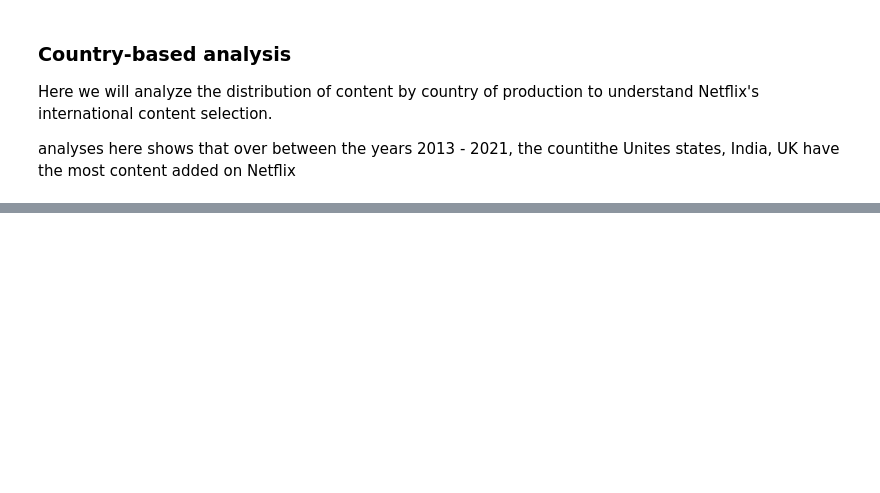
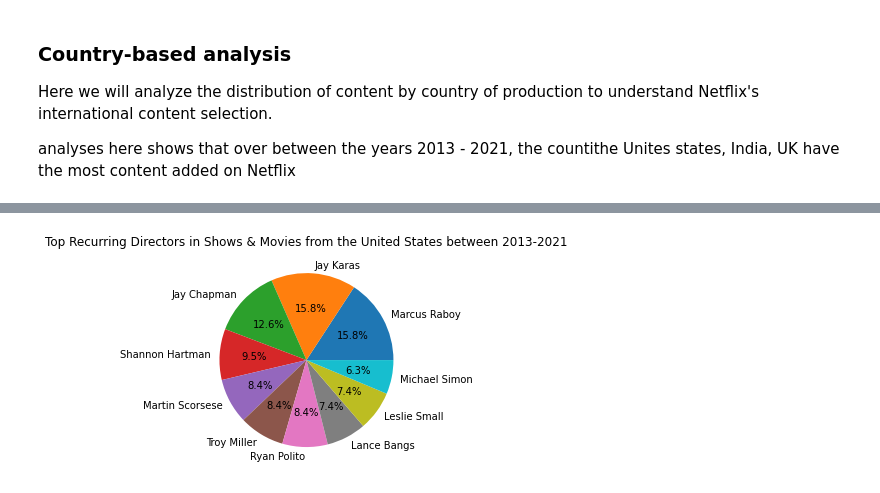
Before and after one commit to ngokoana/Netflix, a Jupyter notebook: Netflix team 1.ipynb, the cells around one changed output, grey strips where cells are left out. Cells and saved outputs as stored; diff of their text form; code cells hidden in the pictures; blank space fills up the shorter version.

```diff
--- a/Netflix team 1.ipynb
+++ b/Netflix team 1.ipynb
@@ -109,0 +203,22 @@ plt.show()
+# %%
+import pandas as pd
+import matplotlib.pyplot as plt
+# Read your Netflix dataset (replace with the actual file path)
+netflix_df = pd.read_csv("netflix_titles.csv")
+
+# Step 2: Filter for United States
+usa_shows = netflix_df[netflix_df['country'] == 'United States']
+
+# Step 3: Split Directors (assuming the "director" column contains multiple directors separated by comma and space)
+usa_directors = usa_shows['director'].str.split(', ').explode()
+
+# Step 4: Count Directors
+director_counts = usa_directors.value_counts()
+
+# Step 5: Find Most Recurring Directors (e.g., top 10)
+top_directors = director_counts.head(10)
+plt.pie(top_directors.values, labels=top_directors.index, autopct="%1.1f%%")
+plt.title("Top Recurring Directors in Shows & Movies from the United States between 2013-2021")
+plt.show()
+# %% [output]
+[figure, added]
```
Also changed, not shown: parts of 10 cells of this notebook.
